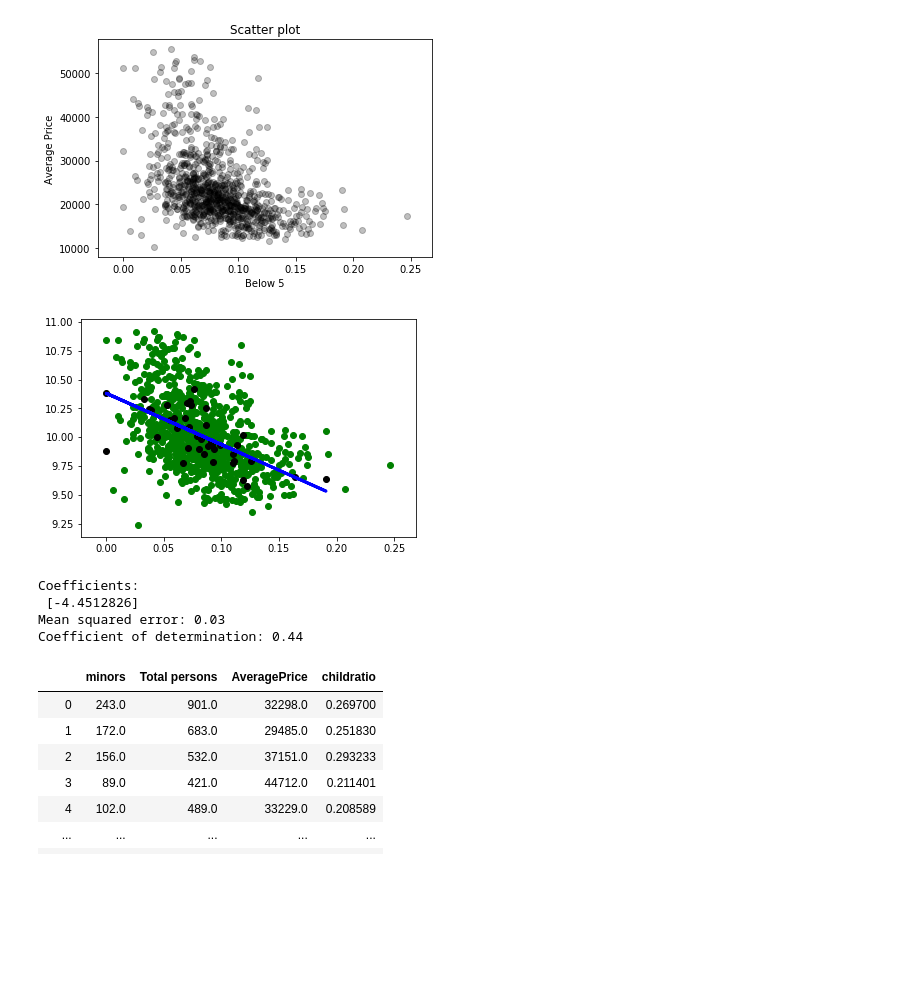
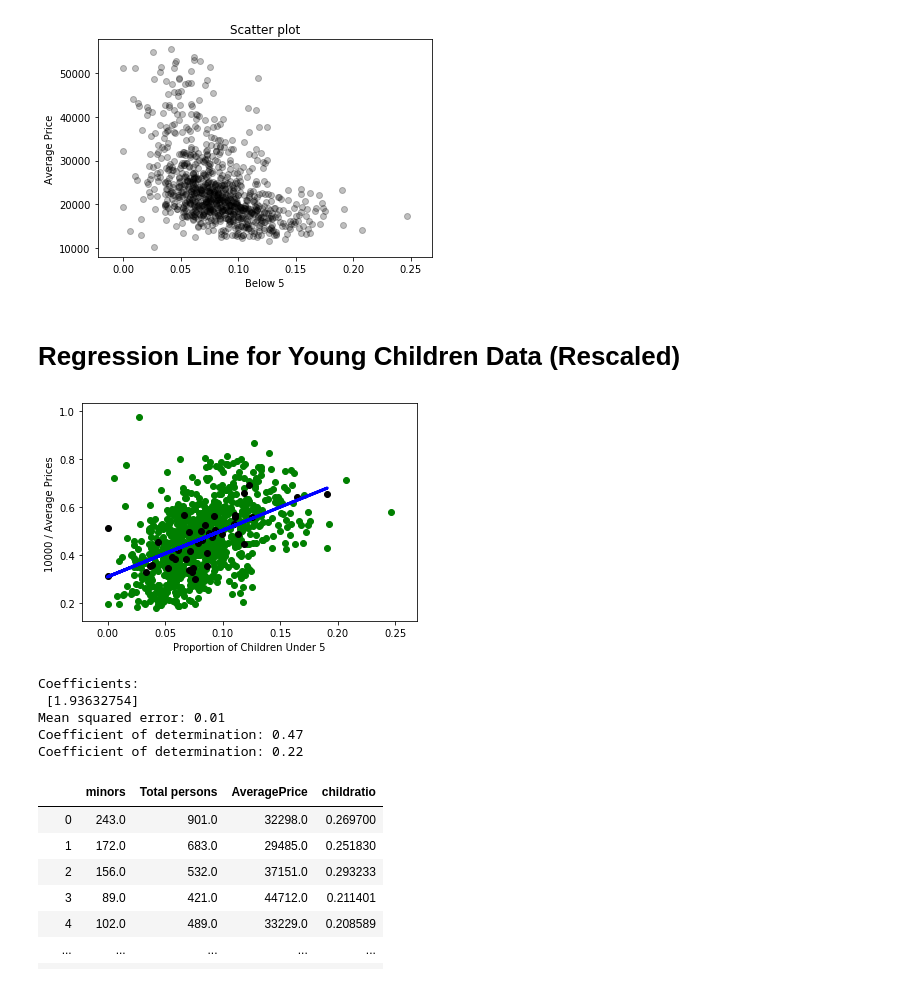
Before and after one commit to MangoOverlord/DataHacks2020, a Jupyter notebook: Dataset/Multivariable.ipynb, the cells around one changed output. Drawn from its saved outputs; the diff is of its cells as text; code cells hidden in the pictures; blank space fills up the shorter version.

```diff
--- a/Dataset/Multivariable.ipynb
+++ b/Dataset/Multivariable.ipynb
@@ -73,6 +77,8 @@ plt.show()
 # %% [output]
 'c' argument looks like a single numeric RGB or RGBA sequence, which should be avoided as value-mapping will have precedence in case its length matches with 'x' & 'y'.  Please use a 2-D array with a s ...
 [figure]
+# %% [markdown]
+# Regression Line for Young Children Data (Rescaled)
 # %%
 under5data = pd.DataFrame()
 
@@ -86,7 +92,7 @@ under5data
 X = under5data["under5"].values
 X = X.reshape(-1, 1)
 
-Y = np.log(under5data["AveragePrice"].values)
+Y = 10000/(under5data["AveragePrice"].values)
 
 # Split the data into training/testing sets
 X_train = X[:-40]
@@ -100,36 +106,46 @@ Y_test = Y[-40:]
 
 regr = linear_model.LinearRegression()
 
 
 
 # Train the model using the training sets
 regr.fit(X_train, Y_train)
 
 # Make predictions using the testing set
 Y_pred = regr.predict(X_test)
 
 # Plot outputs
 plt.scatter(X_train, Y_train, color = "green")
 plt.scatter(X_test, Y_test,  color='black')
 plt.plot(X_test, Y_pred, color='blue', linewidth=3)
 
+plt.xlabel('Proportion of Children Under 5')
+plt.ylabel('10000 / Average Prices ')
+
 #plt.xticks(())
 #plt.yticks(())
 
 plt.show()
 
 # The coefficients
 print('Coefficients: \n', regr.coef_)
 # The mean squared error
 print('Mean squared error: %.2f'
       % mean_squared_error(Y_test, Y_pred))
 # The coefficient of determination: 1 is perfect prediction
 print('Coefficient of determination: %.2f'
       % r2_score(Y_test, Y_pred))
+
+
+Allpred = regr.predict(X_train)
+
+print('Coefficient of determination: %.2f'
+      % r2_score(Y_train, Allpred))
 # %% [output]
-[figure, old version]
+[figure, new version]
 Coefficients:
- [-4.4512826]
-Mean squared error: 0.03
-Coefficient of determination: 0.44
+ [1.93632754]
+Mean squared error: 0.01
+Coefficient of determination: 0.47
+Coefficient of determination: 0.22
 # %%
```
Also changed, not shown: parts of 11 cells of this notebook, 1 other file.
